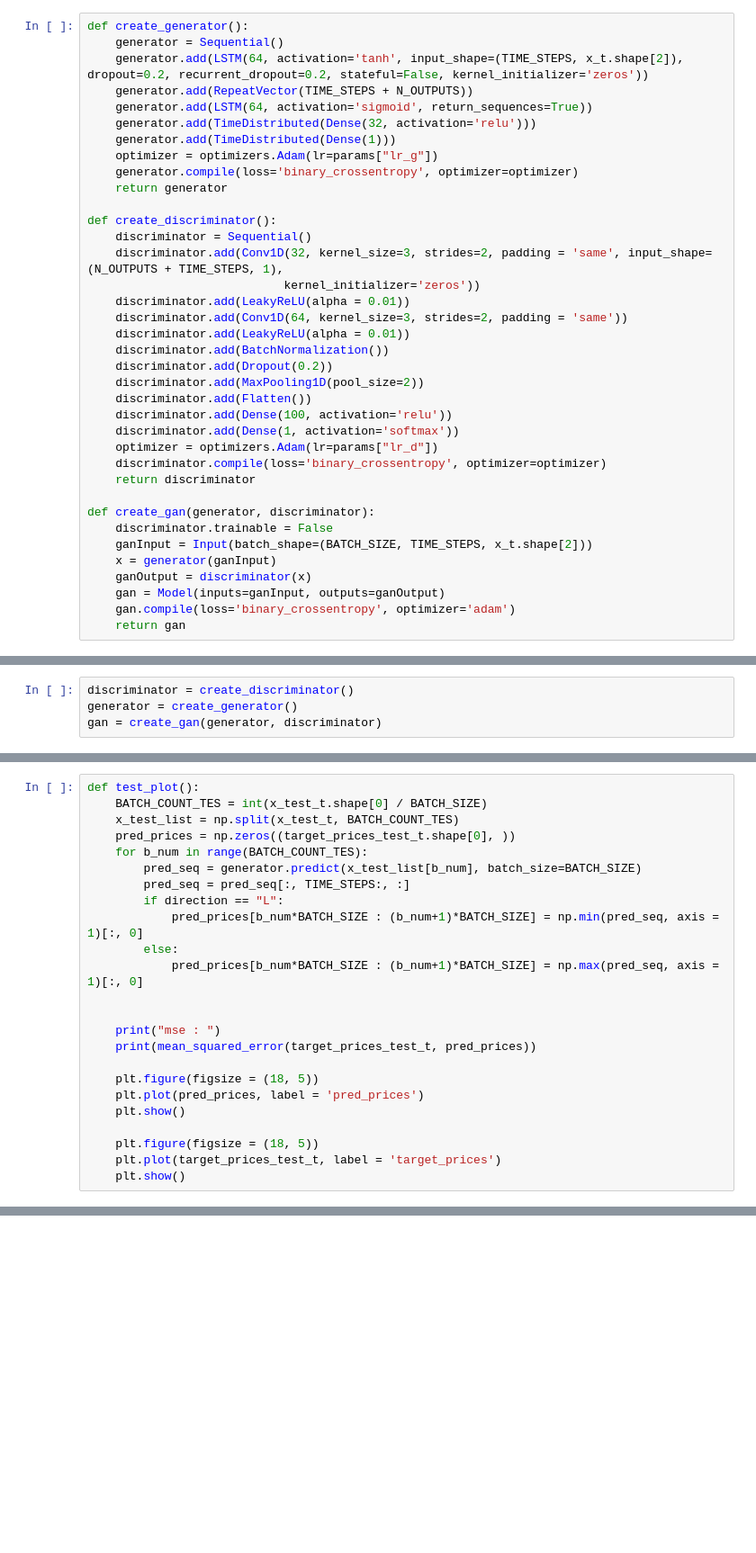
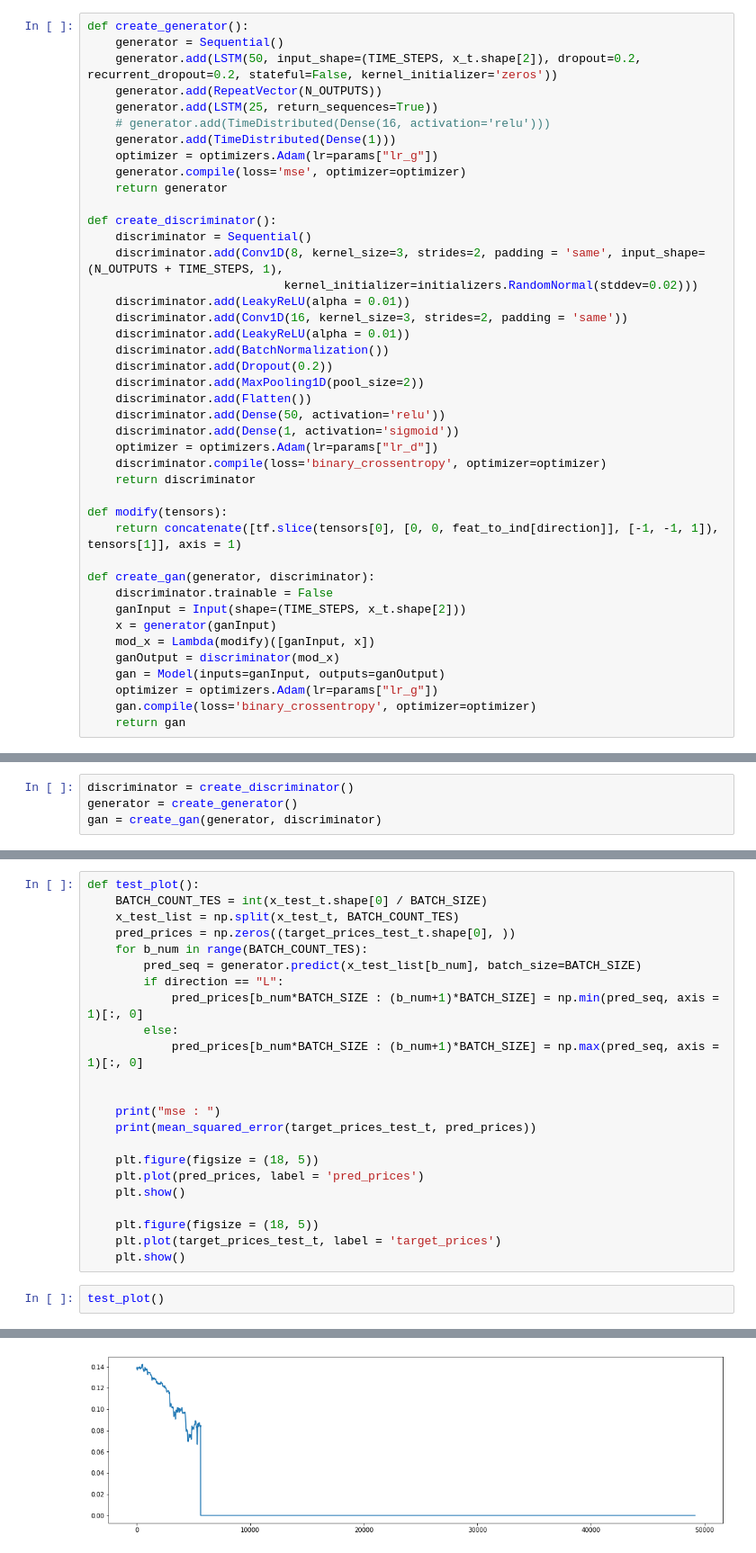
Before and after one commit to kushsharma2910/FGQ, a Jupyter notebook: GAN.ipynb, the cells around one changed output, grey strips where cells are left out. Shown at 90% size. Cells and saved outputs as stored; diff of their text form; blank space fills up the shorter version.

```diff
--- a/GAN.ipynb
+++ b/GAN.ipynb
@@ -333,39 +341,44 @@ def build_timeseries(only_norm):
 # %%
 def create_generator():
     generator = Sequential()
-    generator.add(LSTM(64, activation='tanh', input_shape=(TIME_STEPS, x_t.shape[2]), dropout=0.2, recurrent_dropout=0.2, stateful=False, kernel_initializer='zeros'))
-    generator.add(RepeatVector(TIME_STEPS + N_OUTPUTS))
-    generator.add(LSTM(64, activation='sigmoid', return_sequences=True))
-    generator.add(TimeDistributed(Dense(32, activation='relu')))
+    generator.add(LSTM(50, input_shape=(TIME_STEPS, x_t.shape[2]), dropout=0.2, recurrent_dropout=0.2, stateful=False, kernel_initializer='zeros'))
+    generator.add(RepeatVector(N_OUTPUTS))
+    generator.add(LSTM(25, return_sequences=True))
+    # generator.add(TimeDistributed(Dense(16, activation='relu')))
     generator.add(TimeDistributed(Dense(1)))
     optimizer = optimizers.Adam(lr=params["lr_g"])
-    generator.compile(loss='binary_crossentropy', optimizer=optimizer)
+    generator.compile(loss='mse', optimizer=optimizer)
     return generator
 
 def create_discriminator():
     discriminator = Sequential()
-    discriminator.add(Conv1D(32, kernel_size=3, strides=2, padding = 'same', input_shape=(N_OUTPUTS + TIME_STEPS, 1),
-                            kernel_initializer='zeros'))
+    discriminator.add(Conv1D(8, kernel_size=3, strides=2, padding = 'same', input_shape=(N_OUTPUTS + TIME_STEPS, 1),
+                            kernel_initializer=initializers.RandomNormal(stddev=0.02)))
     discriminator.add(LeakyReLU(alpha = 0.01))
-    discriminator.add(Conv1D(64, kernel_size=3, strides=2, padding = 'same'))
+    discriminator.add(Conv1D(16, kernel_size=3, strides=2, padding = 'same'))
     discriminator.add(LeakyReLU(alpha = 0.01))
     discriminator.add(BatchNormalization())
     discriminator.add(Dropout(0.2))
     discriminator.add(MaxPooling1D(pool_size=2))
     discriminator.add(Flatten())
-    discriminator.add(Dense(100, activation='relu'))
-    discriminator.add(Dense(1, activation='softmax'))
+    discriminator.add(Dense(50, activation='relu'))
+    discriminator.add(Dense(1, activation='sigmoid'))
     optimizer = optimizers.Adam(lr=params["lr_d"])
     discriminator.compile(loss='binary_crossentropy', optimizer=optimizer)
     return discriminator
 
+def modify(tensors):
+    return concatenate([tf.slice(tensors[0], [0, 0, feat_to_ind[direction]], [-1, -1, 1]), tensors[1]], axis = 1)
+
 def create_gan(generator, discriminator):
     discriminator.trainable = False
-    ganInput = Input(batch_shape=(BATCH_SIZE, TIME_STEPS, x_t.shape[2]))
+    ganInput = Input(shape=(TIME_STEPS, x_t.shape[2]))
     x = generator(ganInput)
-    ganOutput = discriminator(x)
+    mod_x = Lambda(modify)([ganInput, x])
+    ganOutput = discriminator(mod_x)
     gan = Model(inputs=ganInput, outputs=ganOutput)
-    gan.compile(loss='binary_crossentropy', optimizer='adam')
+    optimizer = optimizers.Adam(lr=params["lr_g"])
+    gan.compile(loss='binary_crossentropy', optimizer=optimizer)
     return gan
 # %%
 df_train, df_test = train_test_split(only_norm, train_size=0.8, test_size=0.2, shuffle=False)
@@ -474,7 +515,6 @@ def test_plot():
     pred_prices = np.zeros((target_prices_test_t.shape[0], ))
     for b_num in range(BATCH_COUNT_TES):
         pred_seq = generator.predict(x_test_list[b_num], batch_size=BATCH_SIZE)
-        pred_seq = pred_seq[:, TIME_STEPS:, :]
         if direction == "L":
             pred_prices[b_num*BATCH_SIZE : (b_num+1)*BATCH_SIZE] = np.min(pred_seq, axis = 1)[:, 0]
         else:
@@ -491,3 +531,6 @@ def test_plot():
     plt.figure(figsize = (18, 5))
     plt.plot(target_prices_test_t, label = 'target_prices')
     plt.show()
+# %%
+test_plot()
+# %% [output]
@@ -493,0 +539 @@ def test_plot():
+[figure, added]
```
Also changed, not shown: parts of 11 cells of this notebook.
